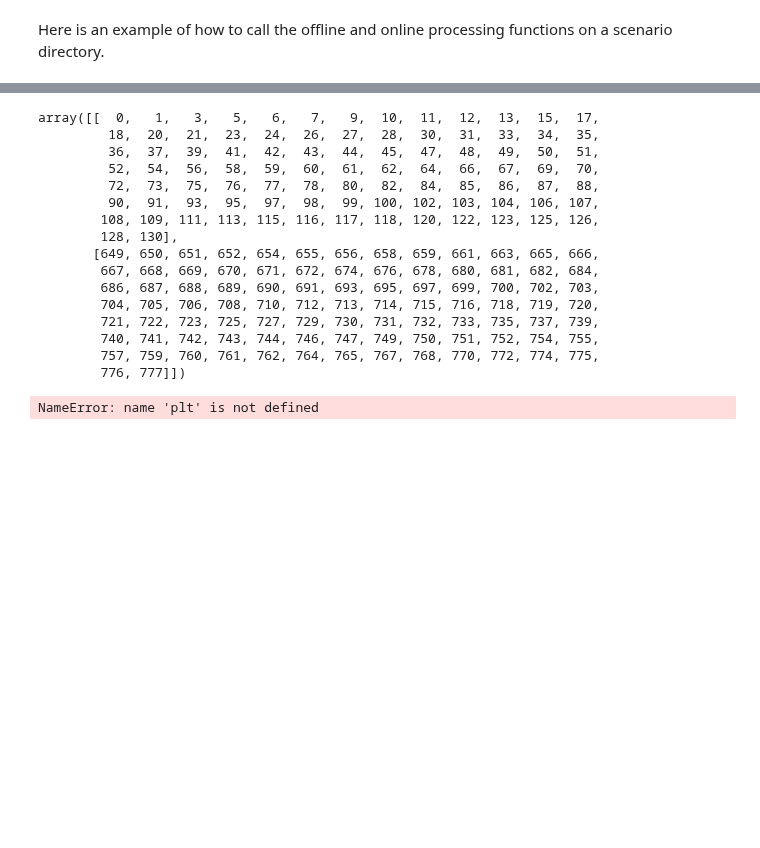
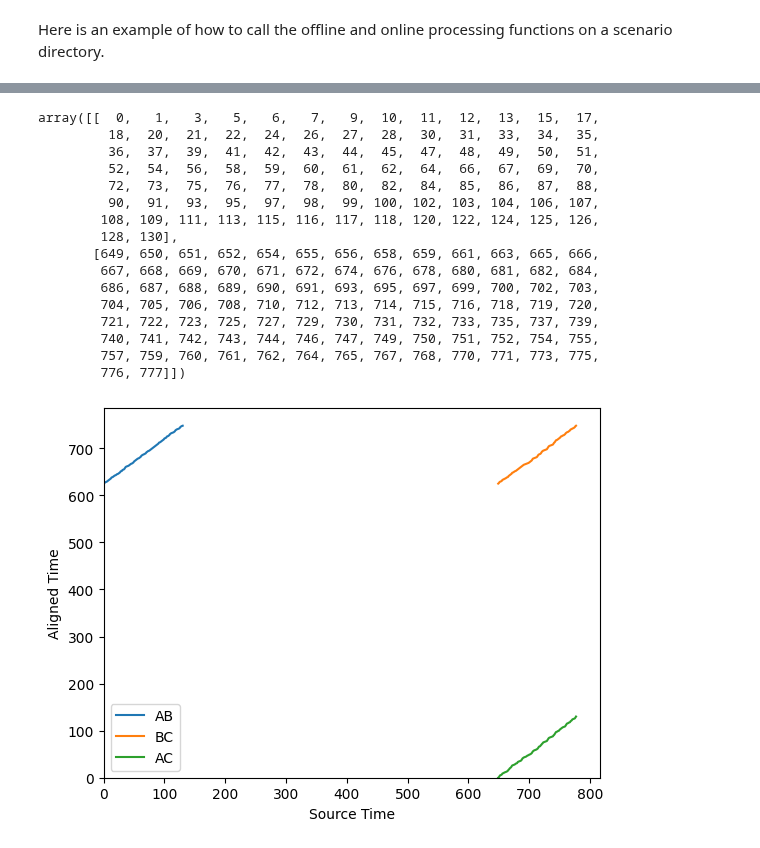
Before and after one commit to HMC-MIR/PianoConcertoAccompaniment, a Jupyter notebook: System_FlexDTW.ipynb, the cells around one changed output, grey strips where cells are left out. Drawn from its saved outputs; the diff is of its cells as text; code cells hidden in the pictures; blank space fills up the shorter version.

```diff
--- a/System_FlexDTW.ipynb
+++ b/System_FlexDTW.ipynb
@@ -455,13 +429,13 @@ np.save(f'{out_dir}/hyp.npy', wp_AC*hop_sec)
 # %%
-np.vstack((path[0],path[1]))
+# np.vstack((path[0],path[1]))
 # %% [output]
 array([[  0,   1,   3,   5,   6,   7,   9,  10,  11,  12,  13,  15,  17,
-         18,  20,  21,  23,  24,  26,  27,  28,  30,  31,  33,  34,  35,
+         18,  20,  21,  22,  24,  26,  27,  28,  30,  31,  33,  34,  35,
          36,  37,  39,  41,  42,  43,  44,  45,  47,  48,  49,  50,  51,
          52,  54,  56,  58,  59,  60,  61,  62,  64,  66,  67,  69,  70,
          72,  73,  75,  76,  77,  78,  80,  82,  84,  85,  86,  87,  88,
          90,  91,  93,  95,  97,  98,  99, 100, 102, 103, 104, 106, 107,
-        108, 109, 111, 113, 115, 116, 117, 118, 120, 122, 123, 125, 126,
+        108, 109, 111, 113, 115, 116, 117, 118, 120, 122, 124, 125, 126,
         128, 130],
        [649, 650, 651, 652, 654, 655, 656, 658, 659, 661, 663, 665, 666,
         667, 668, 669, 670, 671, 672, 674, 676, 678, 680, 681, 682, 684,
@@ -469,25 +443,25 @@ array([[  0,   1,   3,   5,   6,   7,   9,  10,  11,  12,  13,  15,  17,
         704, 705, 706, 708, 710, 712, 713, 714, 715, 716, 718, 719, 720,
         721, 722, 723, 725, 727, 729, 730, 731, 732, 733, 735, 737, 739,
         740, 741, 742, 743, 744, 746, 747, 749, 750, 751, 752, 754, 755,
-        757, 759, 760, 761, 762, 764, 765, 767, 768, 770, 772, 774, 775,
+        757, 759, 760, 761, 762, 764, 765, 767, 768, 770, 771, 773, 775,
         776, 777]])
 # %%
 # system_utils.get_orchestra_query_boundaries(scenario_dir)
 # %%
-# import matplotlib.pyplot as plt
+# # import matplotlib.pyplot as plt
 
-# alignment1 = wp_AB_
-# alignment2 = wp_BC
-# alignment3 = wp_AC
+# # alignment1 = wp_AB_
+# # alignment2 = wp_BC
+# # alignment3 = wp_AC
 
-plt.plot(path[0], path[2], label='AB')
-plt.plot(path[1], path[2], label='BC')
-plt.plot(path[1], path[0], label='AC')
-plt.xlabel('Source Time')
-plt.ylabel('Aligned Time')
-plt.ylim(ymin=0)
-plt.xlim(xmin=0)
-plt.legend()
-plt.show()
+# plt.plot(path[0], path[2], label='AB')
+# plt.plot(path[1], path[2], label='BC')
+# plt.plot(path[1], path[0], label='AC')
+# plt.xlabel('Source Time')
+# plt.ylabel('Aligned Time')
+# plt.ylim(ymin=0)
+# plt.xlim(xmin=0)
+# plt.legend()
+# plt.show()
 # %% [output]
-NameError: name 'plt' is not defined
+[figure, added]
```
Also changed, not shown: parts of 22 cells of this notebook, 4 other files.
